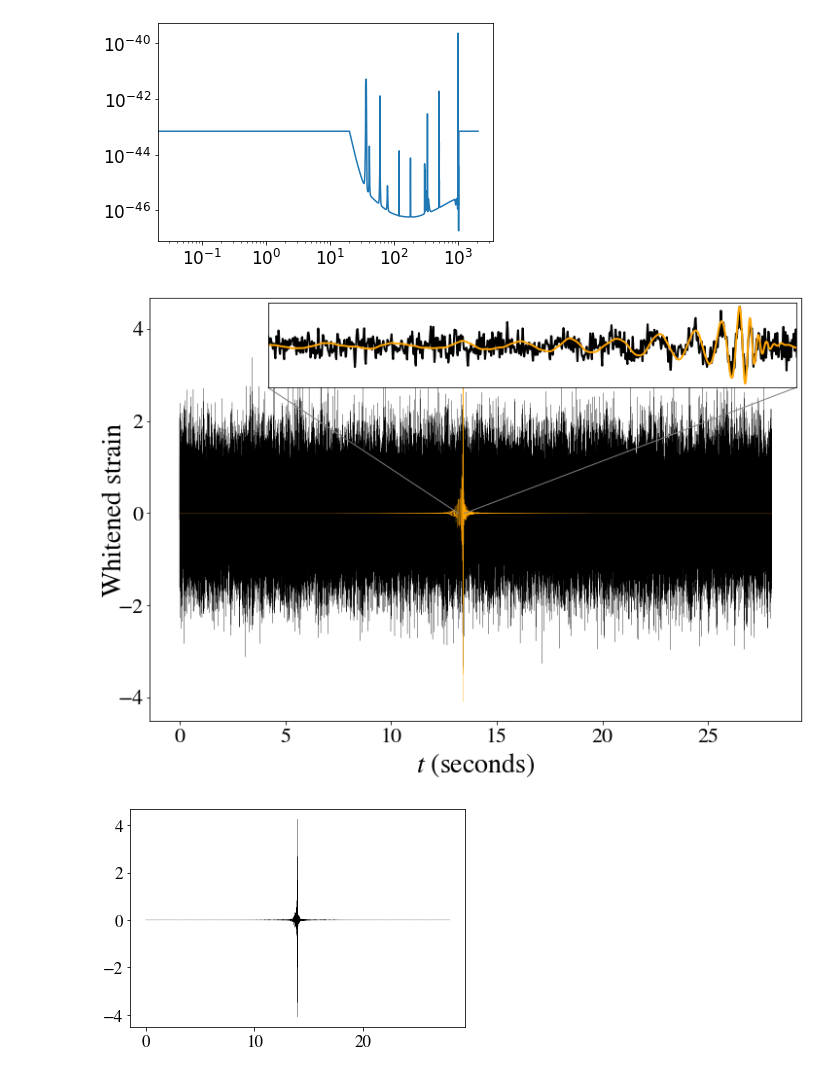
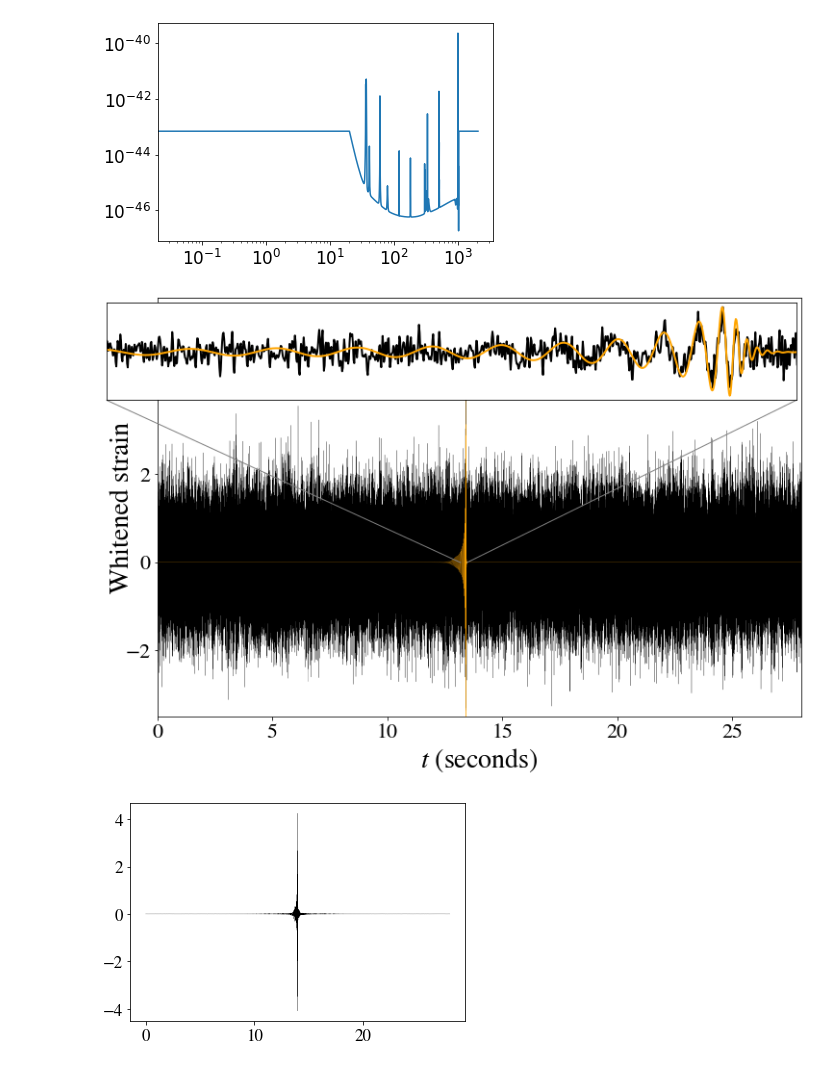
Before and after one commit to Fergus-Hayes/quantum-matched-filter, a Jupyter notebook: CMF.ipynb, the cells around one changed output. Drawn from its saved outputs; the diff is of its cells as text; code cells hidden in the pictures.

```diff
--- a/CMF.ipynb
+++ b/CMF.ipynb
@@ -84,35 +84,38 @@ ticksize = 22
 
 matplotlib.rcParams['mathtext.fontset'] = 'stix'
 matplotlib.rcParams['font.family'] = 'STIXGeneral'
 
 fig, ax = plt.subplots(figsize=(12,8))
 
 temp = np.roll(st_wbc,np.argmax(ht_wbc)-np.argmax(st_wbc))
 
 ax.plot(np.arange(len(ht_wbc))*dt,ht_wbc, color='black', lw=.2, label=r'$x(t)$')
 ax.plot(np.arange(len(ht_wbc))*dt,np.max(ht_wbc)*temp/np.max(st_wbc), color='orange', lw=.2, label=r'$q(t)$')
 
 ax.set_xlabel(r'$t$ (seconds)', fontsize=fontsize)
 ax.set_ylabel(r'Whitened strain', fontsize=fontsize, labelpad=-10)
 ax.tick_params(axis='both', labelsize=ticksize)
+ax.set_ylim(-3.5,6)
+ax.set_xlim(0,28)
+ax.set_yticks([-2.,0,2])
 
-axins = zoomed_inset_axes(ax, 100, loc=1)
+axins = zoomed_inset_axes(ax, 120, loc=1)
 axins.plot(np.arange(len(ht_wbc))*dt,ht_wbc/500, color='black', lw=2)
 axins.plot(np.arange(len(ht_wbc))*dt,np.max(ht_wbc)*temp/(500*np.max(st_wbc)), color='orange', lw=2)
 xmin, xmax = 13.2, 13.45
 indmin, indmax = xmin/dt, xmax/dt
 axins.set_xlim(xmin,xmax)
 axins.set_xticks([])
 axins.set_yticks([])
 mark_inset(ax, axins, loc1=3, loc2=4, fc="none", ec="0.5")
 
 #leg = ax.legend(fontsize=fontsize, loc='lower right', markerscale=50)
 
 fig.savefig('../signal_zoom.png')
 
 plt.show()
 # %% [output]
-[figure, old version]
+[figure, new version]
 # %%
 plt.plot(np.arange(len(ht_wbc))*dt,np.max(ht_wbc)*st_wbc/np.max(st_wbc), color='black', lw=.2)
 plt.show()
```
Also changed, not shown: parts of 2 cells of this notebook, 31 other files.
